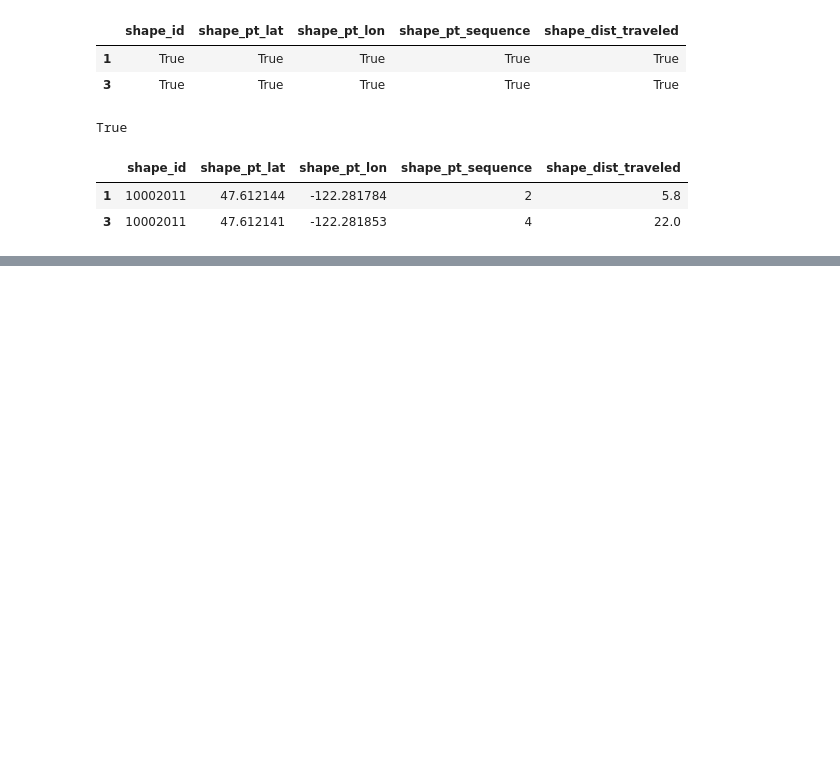
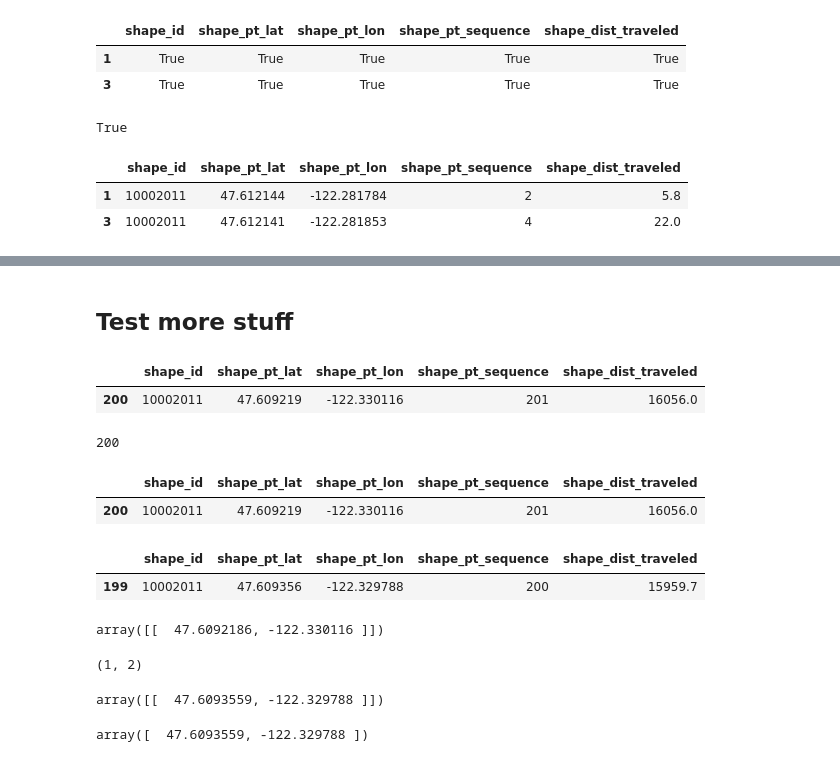
Before and after one commit to 350Seattle-Transportation-Team/gtfs-realtime, a Jupyter notebook: route_shape_process/2019_06_09_test_find_closest_route_point.ipynb, the cells around one changed output, grey strips where cells are left out. Drawn from its saved outputs; the diff is of its cells as text; code cells hidden in the pictures; blank space fills up the shorter version.

```diff
--- a/route_shape_process/2019_06_09_test_find_closest_route_point.ipynb
+++ b/route_shape_process/2019_06_09_test_find_closest_route_point.ipynb
@@ -260,0 +303,12 @@ f.get_adjacent_shape_point_data(shapes_df, 2, True, True)
+# %% [markdown]
+## Test more stuff
+# %%
+point_data = f.get_shape_point_data(shapes_df, shape_id, lat, lon)
+point_data
+# %% [output]
+|  | shape_id | shape_pt_lat | shape_pt_lon | shape_pt_sequence | shape_dist_traveled |
+| 200 | 10002011 | 47.609219 | -122.330116 | 201 | 16056.0 |
+# %%
+point_data.index[0]
+# %% [output]
+200
@@ -260,0 +319,26 @@ f.get_adjacent_shape_point_data(shapes_df, 2, True, True)
+# %%
+point_data
+# %% [output]
+|  | shape_id | shape_pt_lat | shape_pt_lon | shape_pt_sequence | shape_dist_traveled |
+| 200 | 10002011 | 47.609219 | -122.330116 | 201 | 16056.0 |
+# %%
+adjacent_point_data
+# %% [output]
+|  | shape_id | shape_pt_lat | shape_pt_lon | shape_pt_sequence | shape_dist_traveled |
+| 199 | 10002011 | 47.609356 | -122.329788 | 200 | 15959.7 |
+# %%
+point_data[['shape_pt_lat', 'shape_pt_lon']].values
+# %% [output]
+array([[  47.6092186, -122.330116 ]])
+# %%
+point_data[['shape_pt_lat', 'shape_pt_lon']].values.shape
+# %% [output]
+(1, 2)
+# %%
+adjacent_point_data[['shape_pt_lat', 'shape_pt_lon']].values
+# %% [output]
+array([[  47.6093559, -122.329788 ]])
+# %%
+adjacent_point_data[['shape_pt_lat', 'shape_pt_lon']].values.reshape((2,))
+# %% [output]
+array([  47.6093559, -122.329788 ])
```
Also changed, not shown: parts of 14 cells of this notebook, 1 other file.
